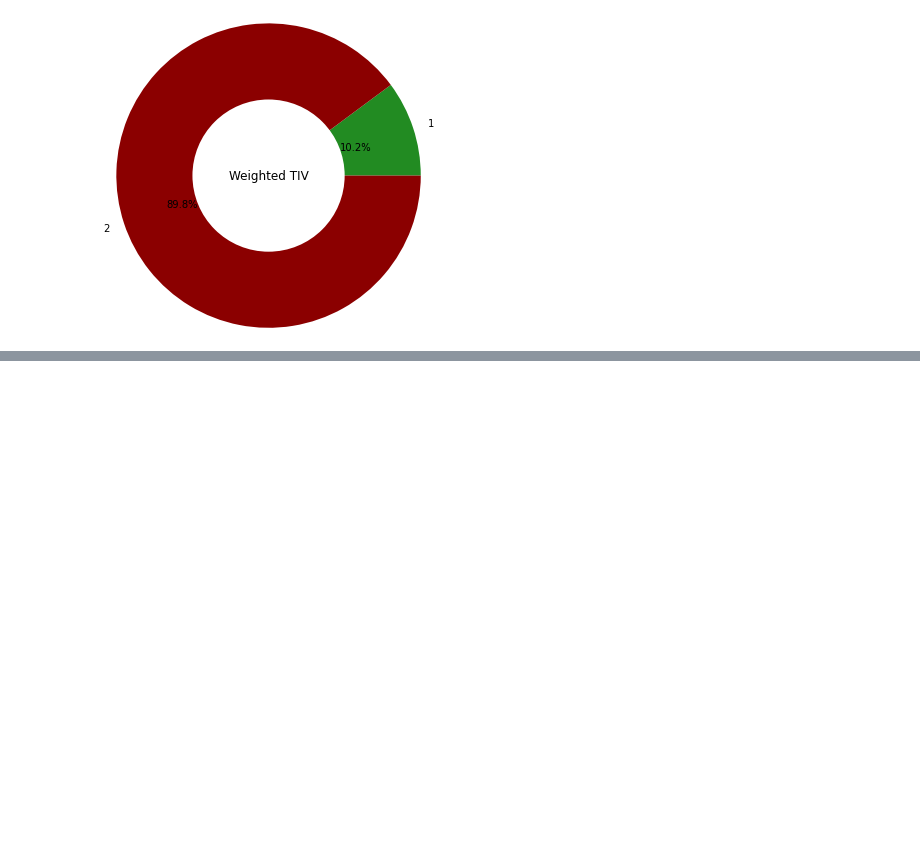
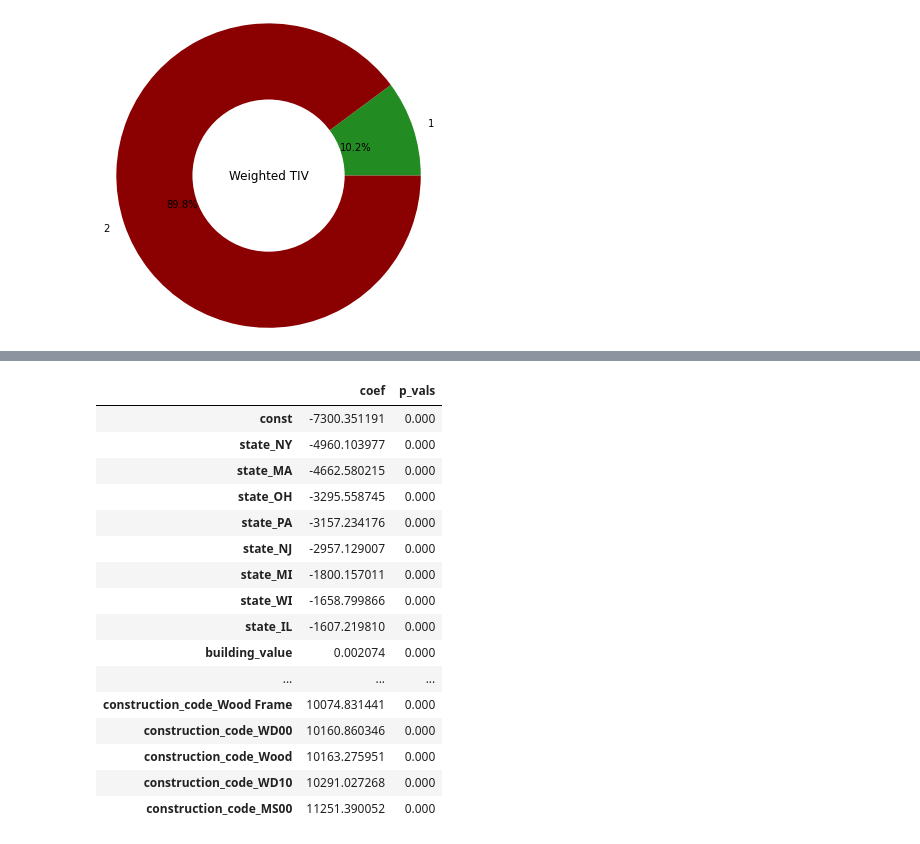
Before and after one commit to kevinmiguel97/Winter-storm-risk-evaluation, a Jupyter notebook: locations_analysis.ipynb, the cells around one changed output, grey strips where cells are left out. Cells and saved outputs as stored; diff of their text form; code cells hidden in the pictures; blank space fills up the shorter version.

Commit message:
Regression

```diff
--- a/locations_analysis.ipynb
+++ b/locations_analysis.ipynb
@@ -31,6 +31,10 @@ from sklearn.preprocessing import StandardScaler
 from sklearn.preprocessing import MinMaxScaler
 # Datetime libraries
 import datetime as dt
+# Graphing
+%matplotlib inline
+# Show all columns in pandas
+pd.set_option('display.max_columns', 500)
 # %% [markdown]
 ## 0. Importing dataset and general settings
 # %%
@@ -501,0 +533,12 @@ Text(0.5, 0.45, 'Weighted TIV')
+# %%
+# Creating dummy variables
+df_reg = pd.get_dummies(df_locations, columns=['state', 'construction_code',
+             'occupancy_code'], drop_first=True)
+
+# Dropping one of each categorical variables to avoid multicollinerity
+# Dropping state column as we do not need it, and county for simplicity
+# Dropping created weight columns created
+
+df_reg.drop(columns=['postalcode', 'county', 'portfolio',
+                    'weight_aal', 'weight_snow', 'weighted_TIV', 'total_insured_value',
+                    'risk_count', 'stories', 'stories_large'], inplace=True)
@@ -501,0 +554,17 @@ Text(0.5, 0.45, 'Weighted TIV')
+# %%
+import numpy as np
+import statsmodels.api as sm
+
+X = df_reg.drop(columns='aal')
+
+
+y = df_reg['aal']
+
+#add constant to predictor variables
+X = sm.add_constant(X)
+
+#fit regression model
+model = sm.OLS(y, X).fit()
+
+#view summary of model fit
+print(model.summary())
@@ -501,0 +589,24 @@ Text(0.5, 0.45, 'Weighted TIV')
+# %%
+betas = pd.DataFrame(model.params, columns=['coef'])
+p_vals = pd.DataFrame(model.pvalues)
+betas['p_vals'] = round(p_vals, 3)
+# %%
+betas.sort_values(by='coef')
+# %% [output]
+|  | coef | p_vals |
+| const | -7300.351191 | 0.000 |
+| state_NY | -4960.103977 | 0.000 |
+| state_MA | -4662.580215 | 0.000 |
+| state_OH | -3295.558745 | 0.000 |
+| state_PA | -3157.234176 | 0.000 |
+| state_NJ | -2957.129007 | 0.000 |
+| state_MI | -1800.157011 | 0.000 |
+| state_WI | -1658.799866 | 0.000 |
+| state_IL | -1607.219810 | 0.000 |
+| building_value | 0.002074 | 0.000 |
+| ... | ... | ... |
+| construction_code_Wood Frame | 10074.831441 | 0.000 |
+| construction_code_WD00 | 10160.860346 | 0.000 |
+| construction_code_Wood | 10163.275951 | 0.000 |
+| construction_code_WD10 | 10291.027268 | 0.000 |
+| construction_code_MS00 | 11251.390052 | 0.000 |
```
Also changed, not shown: parts of 17 cells of this notebook.
